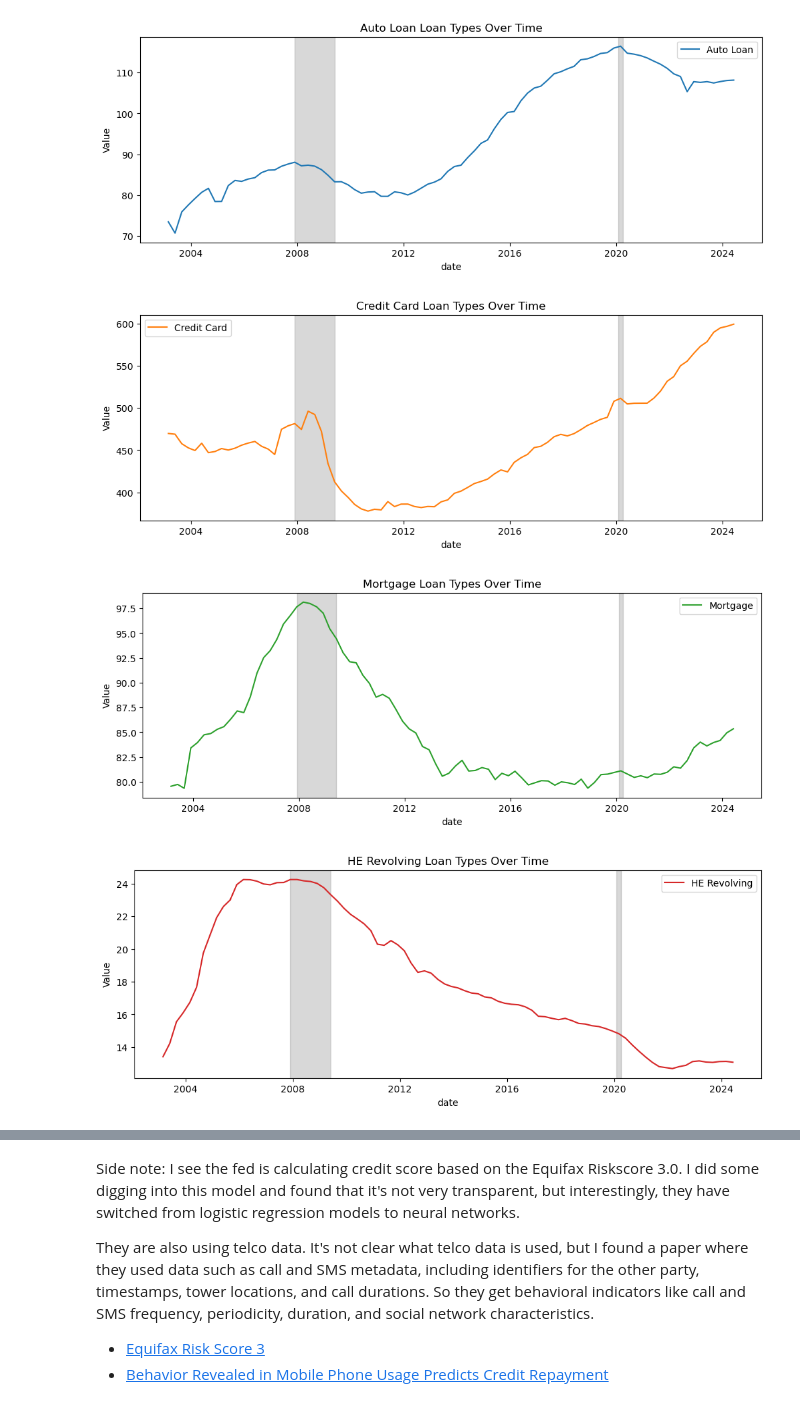
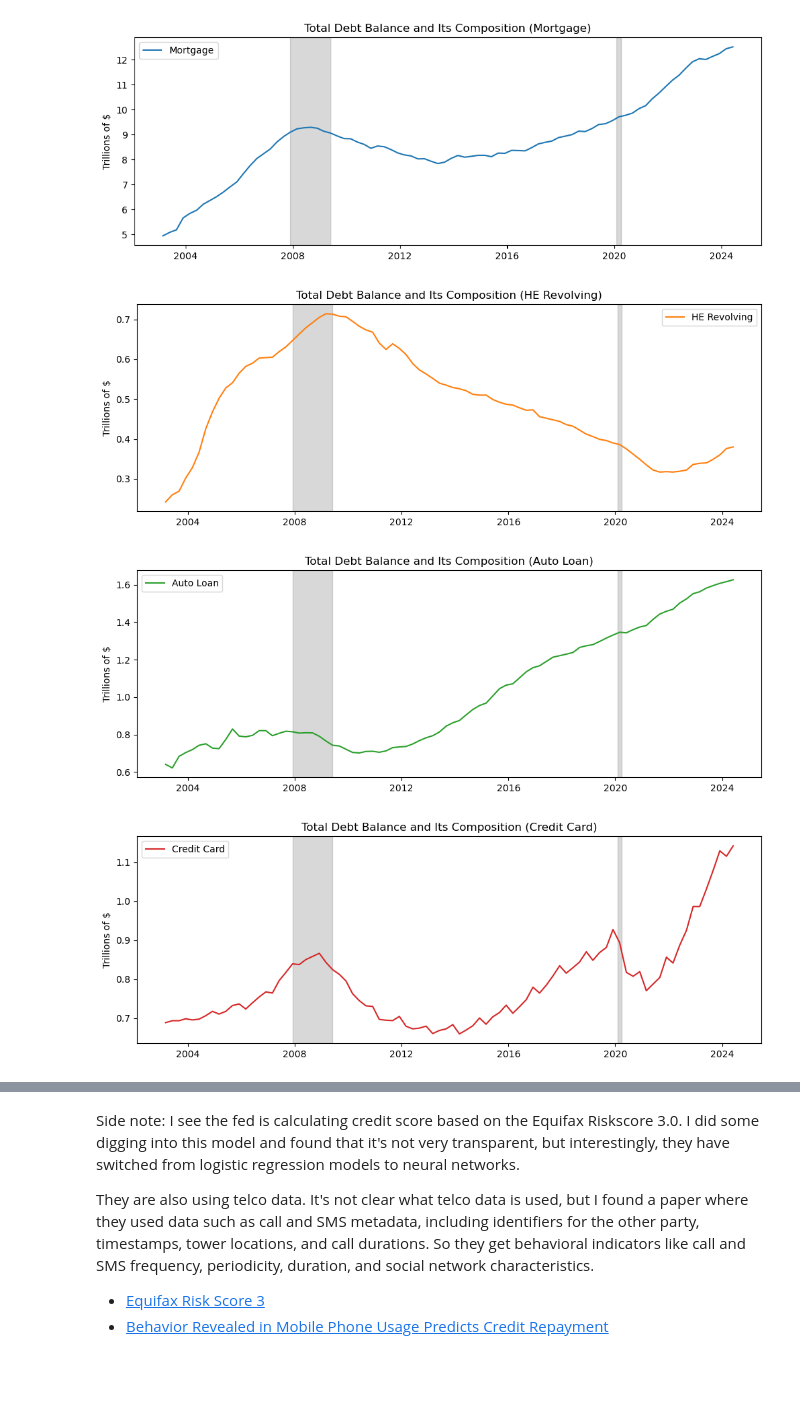
Before and after one commit to Jordanbarker/housing-analysis, a Jupyter notebook: housing_analysis.ipynb, the cells around one changed output, grey strips where cells are left out. Saved outputs shown, nothing was run; the diff lists cells and outputs as text; code cells hidden in the pictures; blank space fills up the shorter version.

Commit message:
Added some additional datasets and analysis

```diff
--- a/housing_analysis.ipynb
+++ b/housing_analysis.ipynb
@@ -37,13 +39,13 @@ def plot_recessions(df):
 # %%
-loan_report = datasets.load_loan_report()
+loan_report, title, value_label = datasets.load_loan_report()
 
 for i, column in enumerate(loan_report.columns[1:]):
     plt.plot(loan_report['date'], loan_report[column], label=column, color=color_list[i])
 
 plot_recessions(loan_report)
-plt.title('Loan Types Over Time')
-plt.xlabel('date')
-plt.ylabel('Value')
+plt.title(title)
+#plt.xlabel('Date')
+plt.ylabel(value_label)
 plt.legend()
 plt.show()
 # %% [output]
@@ -51,16 +53,14 @@ plt.show()
 # %%
 for i, column in enumerate(loan_report.columns[1:]):
     plt.plot(loan_report['date'], loan_report[column], label=column, color=color_list[i])
-
     plot_recessions(loan_report)
-
-    plt.title(f'{column} Loan Types Over Time')
-    plt.xlabel('date')
-    plt.ylabel('Value')
+    plt.title(title + f' ({column})')
+    #plt.xlabel('Date')
+    plt.ylabel(value_label)
     plt.legend()
     plt.show()
 # %% [output]
-[figure, old version]
+[figure, new version]
-[figure, old version]
+[figure, new version]
-[figure, old version]
+[figure, new version]
-[figure, old version]
+[figure, new version]
```
Also changed, not shown: parts of 38 cells of this notebook, 3 other files.
